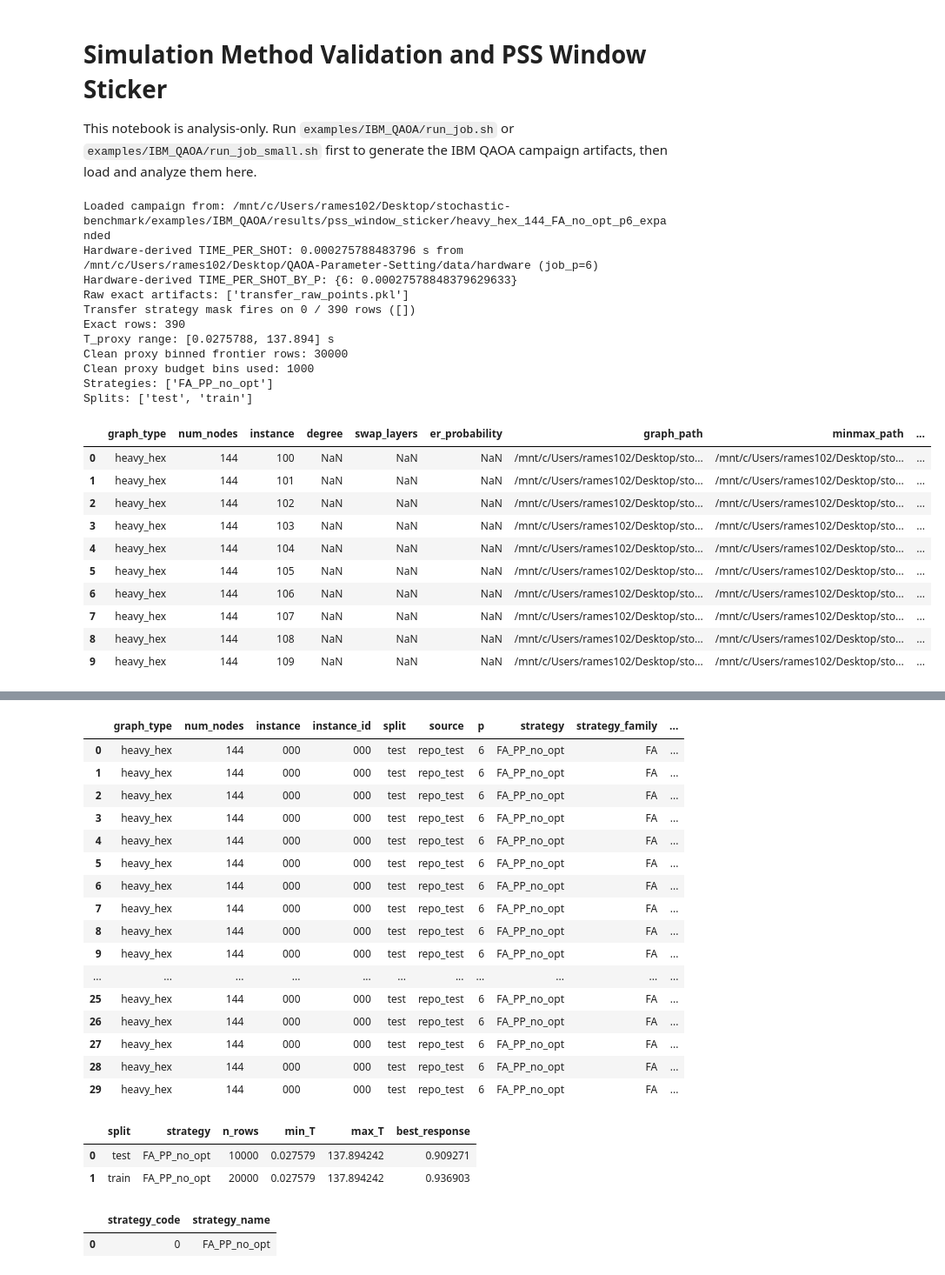
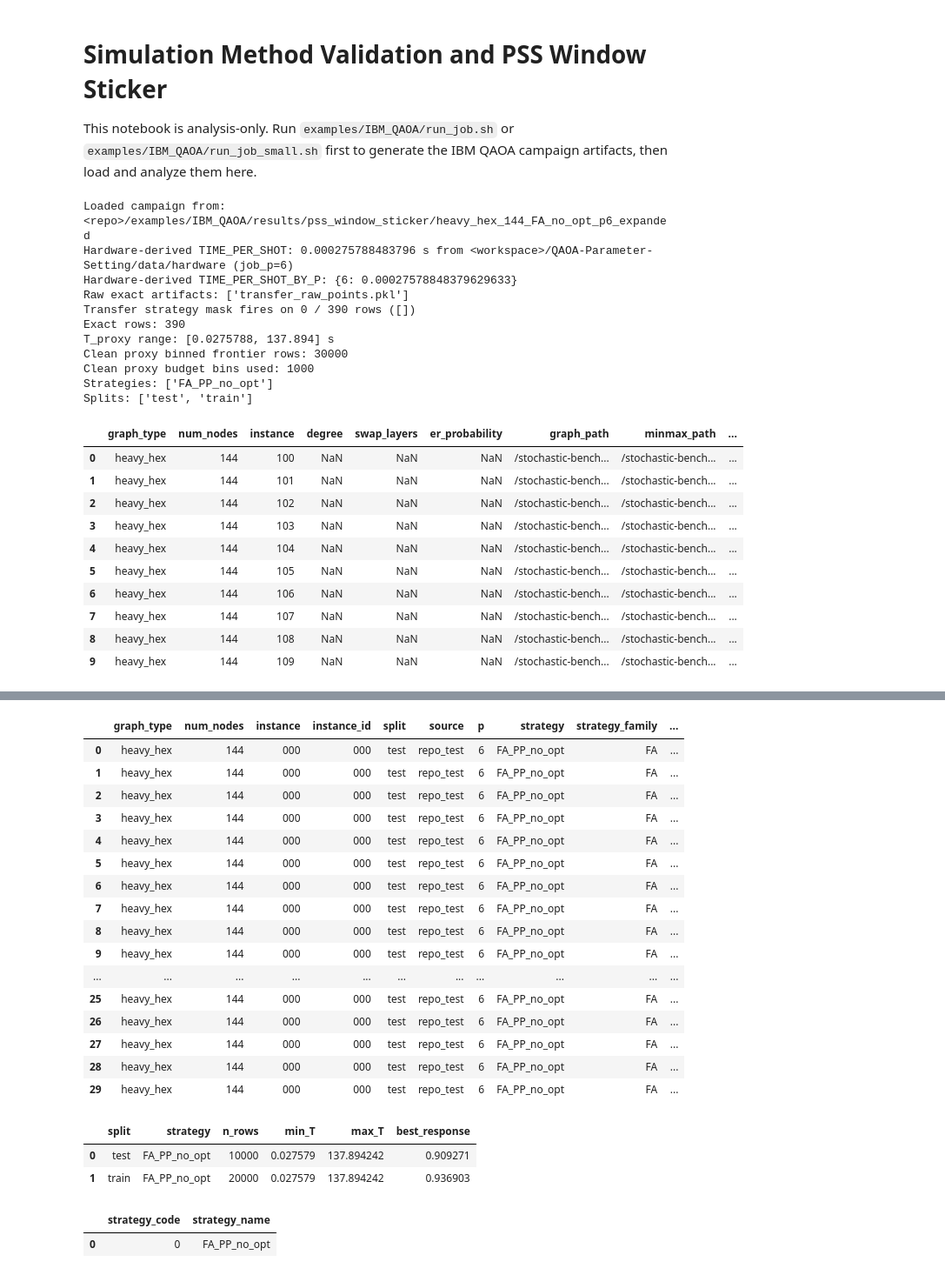
Before and after one commit to usra-riacs/stochastic-benchmark, a Jupyter notebook: examples/IBM_QAOA/notebooks/Simulation_Method_Validation_and_WS.ipynb, the cells around one changed output, grey strips where cells are left out. Shown at 87% size. Drawn from its saved outputs; the diff is of its cells as text; code cells hidden in the pictures.

```diff
--- a/examples/IBM_QAOA/notebooks/Simulation_Method_Validation_and_WS.ipynb
+++ b/examples/IBM_QAOA/notebooks/Simulation_Method_Validation_and_WS.ipynb
@@ -274,8 +274,8 @@ frontier_summary_df = frontier_df.groupby(['split', 'strategy'], as_index=False)
     best_response=('BestApproximationRatio', 'max'),
 )
 
-print('Loaded campaign from:', OUTPUT_ROOT)
-print(f'Hardware-derived TIME_PER_SHOT: {TIME_PER_SHOT:.12g} s from {HARDWARE_RESULTS_ROOT} (job_p={RESULT_JOB_P})')
+print('Loaded campaign from:', OUTPUT_ROOT.relative_to(REPO_ROOT))
+print(f'Hardware-derived TIME_PER_SHOT: {TIME_PER_SHOT:.12g} s from {HARDWARE_RESULTS_ROOT.relative_to(WORKSPACE_ROOT)} (job_p={RESULT_JOB_P})')
 print('Hardware-derived TIME_PER_SHOT_BY_P:', TIME_PER_SHOT_BY_P or {'default': TIME_PER_SHOT})
 print('Raw exact artifacts:', [path.name for path in raw_exact_paths])
 print(f'Transfer strategy mask fires on {transfer_strategy_mask.sum()} / {len(transfer_strategy_mask)} rows '
@@ -295,8 +295,8 @@ print('Clean proxy budget bins used:', frontier_df['T'].nunique())
 print('Strategies:', sorted(frontier_df['strategy'].dropna().unique()))
 print('Splits:', sorted(frontier_df['split'].dropna().unique()))
 # %% [output]
-Loaded campaign from: /mnt/c/Users/rames102/Desktop/stochastic-benchmark/examples/IBM_QAOA/results/pss_window_sticker/heavy_hex_144_FA_no_opt_p6_expanded
-Hardware-derived TIME_PER_SHOT: 0.000275788483796 s from /mnt/c/Users/rames102/Desktop/QAOA-Parameter-Setting/data/hardware (job_p=6)
+Loaded campaign from: <repo>/examples/IBM_QAOA/results/pss_window_sticker/heavy_hex_144_FA_no_opt_p6_expanded
+Hardware-derived TIME_PER_SHOT: 0.000275788483796 s from <workspace>/QAOA-Parameter-Setting/data/hardware (job_p=6)
 Hardware-derived TIME_PER_SHOT_BY_P: {6: 0.00027578848379629633}
 Raw exact artifacts: ['transfer_raw_points.pkl']
 Transfer strategy mask fires on 0 / 390 rows ([])
@@ -308,20 +308,30 @@ Strategies: ['FA_PP_no_opt']
 Splits: ['test', 'train']
 # %%
 # Quick artifact preview
-display(train_specs_df.head(10))
-display(test_specs_df.head(10))
+def _relativize_paths(df, cols, base):
+    df = df.copy()
+    for col in cols:
+        if col in df.columns:
+            df[col] = df[col].apply(
+                lambda p: str(Path(p).resolve().relative_to(base)) if pd.notna(p) else p
+            )
+    return df
+
+_path_cols = ['graph_path', 'minmax_path']
+display(_relativize_paths(train_specs_df, _path_cols, REPO_ROOT).head(10))
+display(_relativize_paths(test_specs_df, _path_cols, REPO_ROOT).head(10))
 display(frontier_preview_df)
 display(frontier_summary_df)
 # %% [output]
 |  | graph_type | num_nodes | instance | degree | swap_layers | er_probability | graph_path | minmax_path | ... |
-| 0 | heavy_hex | 144 | 100 | NaN | NaN | NaN | /mnt/c/Users/rames102/Desktop/sto... | /mnt/c/Users/rames102/Desktop/sto... | ... |
-| 1 | heavy_hex | 144 | 101 | NaN | NaN | NaN | /mnt/c/Users/rames102/Desktop/sto... | /mnt/c/Users/rames102/Desktop/sto... | ... |
-| 2 | heavy_hex | 144 | 102 | NaN | NaN | NaN | /mnt/c/Users/rames102/Desktop/sto... | /mnt/c/Users/rames102/Desktop/sto... | ... |
-| 3 | heavy_hex | 144 | 103 | NaN | NaN | NaN | /mnt/c/Users/rames102/Desktop/sto... | /mnt/c/Users/rames102/Desktop/sto... | ... |
-| 4 | heavy_hex | 144 | 104 | NaN | NaN | NaN | /mnt/c/Users/rames102/Desktop/sto... | /mnt/c/Users/rames102/Desktop/sto... | ... |
-| 5 | heavy_hex | 144 | 105 | NaN | NaN | NaN | /mnt/c/Users/rames102/Desktop/sto... | /mnt/c/Users/rames102/Desktop/sto... | ... |
-| 6 | heavy_hex | 144 | 106 | NaN | NaN | NaN | /mnt/c/Users/rames102/Desktop/sto... | /mnt/c/Users/rames102/Desktop/sto... | ... |
-| 7 | heavy_hex | 144 | 107 | NaN | NaN | NaN | /mnt/c/Users/rames102/Desktop/sto... | /mnt/c/Users/rames102/Desktop/sto... | ... |
-| 8 | heavy_hex | 144 | 108 | NaN | NaN | NaN | /mnt/c/Users/rames102/Desktop/sto... | /mnt/c/Users/rames102/Desktop/sto... | ... |
-| 9 | heavy_hex | 144 | 109 | NaN | NaN | NaN | /mnt/c/Users/rames102/Desktop/sto... | /mnt/c/Users/rames102/Desktop/sto... | ... |
+| 0 | heavy_hex | 144 | 100 | NaN | NaN | NaN | /stochastic-bench... | /stochastic-bench... | ... |
+| 1 | heavy_hex | 144 | 101 | NaN | NaN | NaN | /stochastic-bench... | /stochastic-bench... | ... |
+| 2 | heavy_hex | 144 | 102 | NaN | NaN | NaN | /stochastic-bench... | /stochastic-bench... | ... |
+| 3 | heavy_hex | 144 | 103 | NaN | NaN | NaN | /stochastic-bench... | /stochastic-bench... | ... |
+| 4 | heavy_hex | 144 | 104 | NaN | NaN | NaN | /stochastic-bench... | /stochastic-bench... | ... |
+| 5 | heavy_hex | 144 | 105 | NaN | NaN | NaN | /stochastic-bench... | /stochastic-bench... | ... |
+| 6 | heavy_hex | 144 | 106 | NaN | NaN | NaN | /stochastic-bench... | /stochastic-bench... | ... |
+| 7 | heavy_hex | 144 | 107 | NaN | NaN | NaN | /stochastic-bench... | /stochastic-bench... | ... |
+| 8 | heavy_hex | 144 | 108 | NaN | NaN | NaN | /stochastic-bench... | /stochastic-bench... | ... |
+| 9 | heavy_hex | 144 | 109 | NaN | NaN | NaN | /stochastic-bench... | /stochastic-bench... | ... |
 |  | graph_type | num_nodes | instance | degree | swap_layers | er_probability | graph_path | minmax_path | ... |
```
Also changed, not shown: parts of 3 cells of this notebook, 25 other files.
